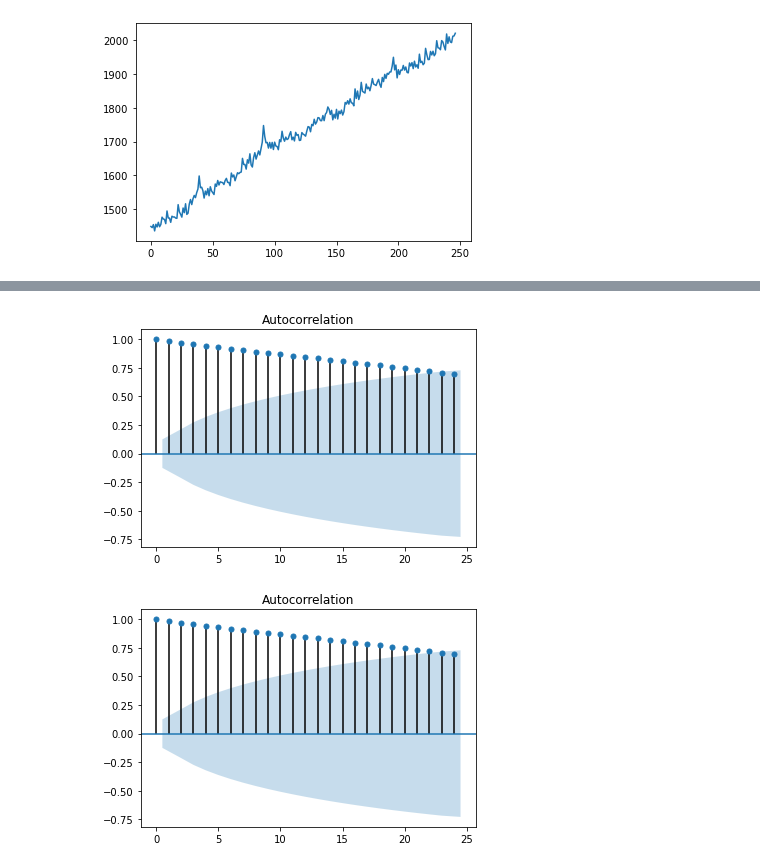
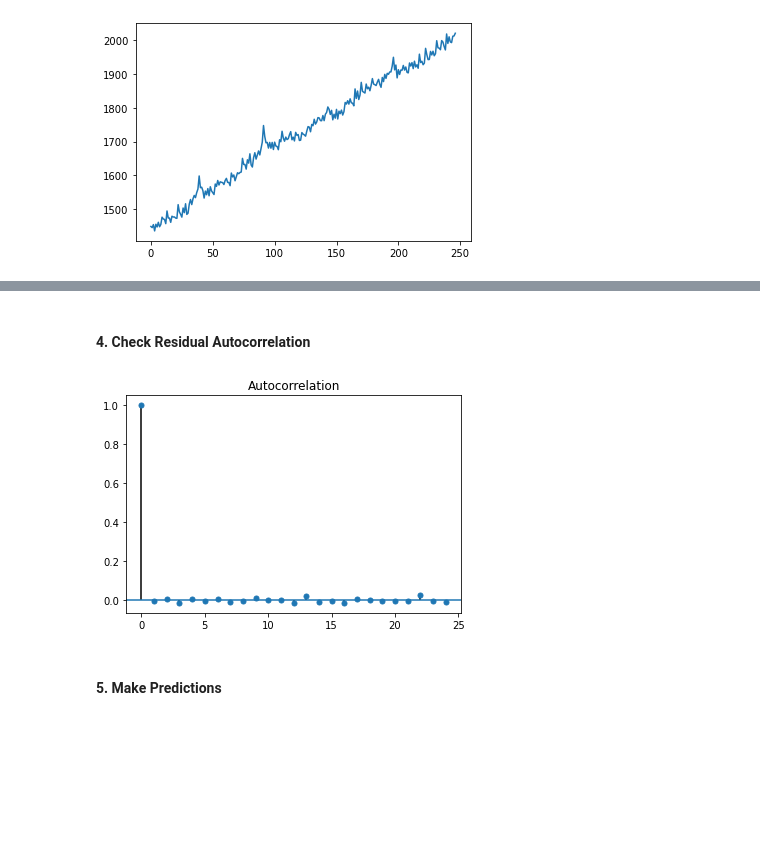
Before and after one commit to cdbale/Privacy-and-Forecasting-Empirical, a Jupyter notebook: Code/ARIMA.ipynb, the cells around one changed output, grey strips where cells are left out. Saved outputs shown, nothing was run; the diff lists cells and outputs as text; code cells hidden in the pictures; blank space fills up the shorter version.

```diff
--- a/Code/ARIMA.ipynb
+++ b/Code/ARIMA.ipynb
@@ -56,7 +117,10 @@ SARIMAX Results
 Warnings:
 [1] Covariance matrix calculated using the outer product of gradients (complex-step).
-# %%
-plot_acf(res.resid)
-# %% [output]
-[figure, removed]
-[figure, removed]
+# %% [markdown]
+#### 4. Check Residual Autocorrelation
+# %%
+pm.plot_acf(stepwise_fit.resid())
+# %% [output]
+[figure, added]
+# %% [markdown]
+#### 5. Make Predictions
```
Also changed, not shown: parts of 48 cells of this notebook.
